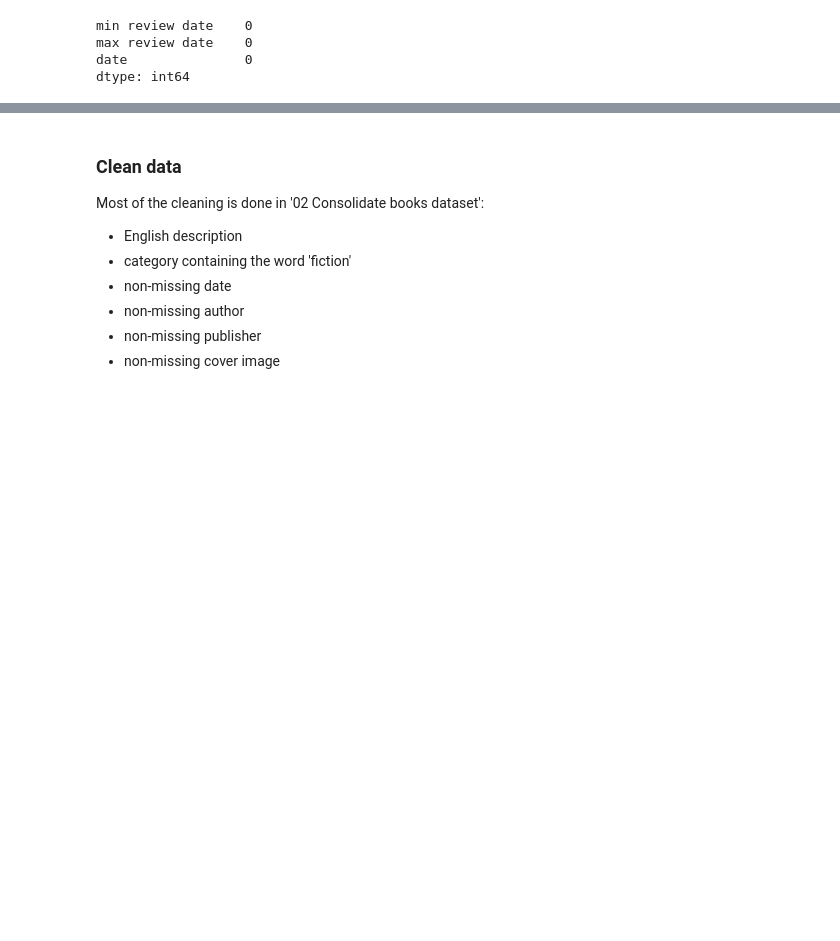
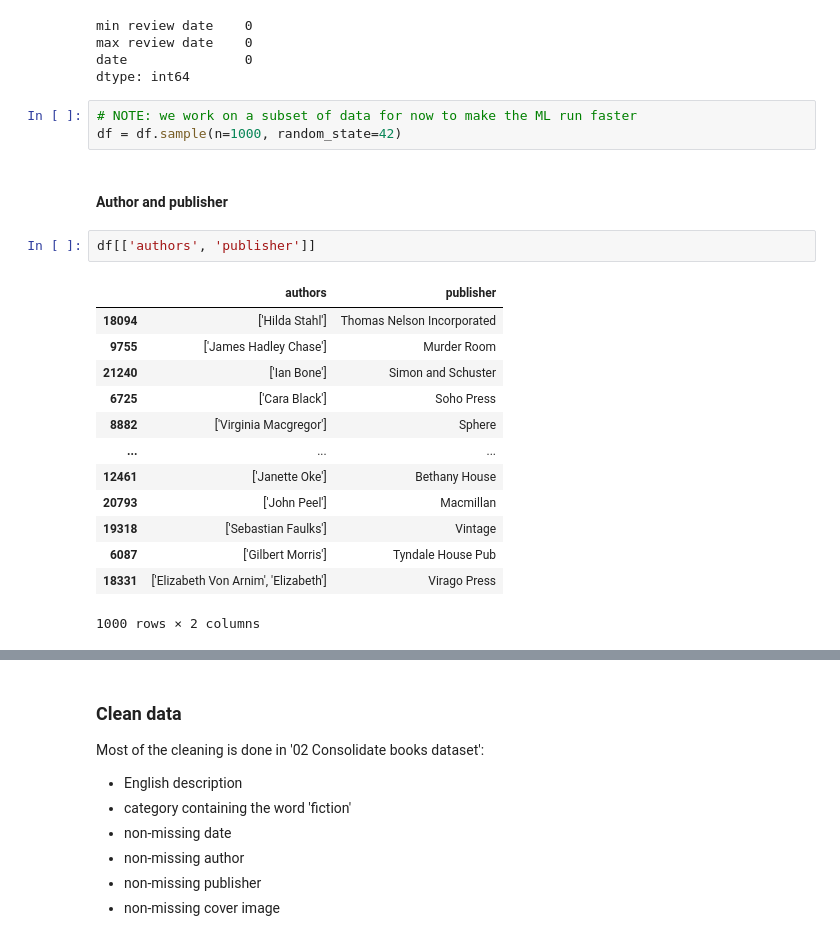
Before and after one commit to MargheSerena/Group-project, a Jupyter notebook: 03 ML set up_MF.ipynb, the cells around one changed output, grey strips where cells are left out. Drawn from its saved outputs; the diff is of its cells as text; blank space fills up the shorter version.

```diff
--- a/03 ML set up_MF.ipynb
+++ b/03 ML set up_MF.ipynb
@@ -156,3 +150,24 @@ min review date    0
 max review date    0
 date               0
 dtype: int64
+# %%
+# NOTE: we work on a subset of data for now to make the ML run faster
+df = df.sample(n=1000, random_state=42)
+# %% [markdown]
+#### Author and publisher
+# %%
+df[['authors', 'publisher']]
+# %% [output]
+|  | authors | publisher |
+| 18094 | ['Hilda Stahl'] | Thomas Nelson Incorporated |
+| 9755 | ['James Hadley Chase'] | Murder Room |
+| 21240 | ['Ian Bone'] | Simon and Schuster |
+| 6725 | ['Cara Black'] | Soho Press |
+| 8882 | ['Virginia Macgregor'] | Sphere |
+| ... | ... | ... |
+| 12461 | ['Janette Oke'] | Bethany House |
+| 20793 | ['John Peel'] | Macmillan |
+| 19318 | ['Sebastian Faulks'] | Vintage |
+| 6087 | ['Gilbert Morris'] | Tyndale House Pub |
+| 18331 | ['Elizabeth Von Arnim', 'Elizabeth'] | Virago Press |
+1000 rows × 2 columns
```
Also changed, not shown: parts of 26 cells of this notebook.
